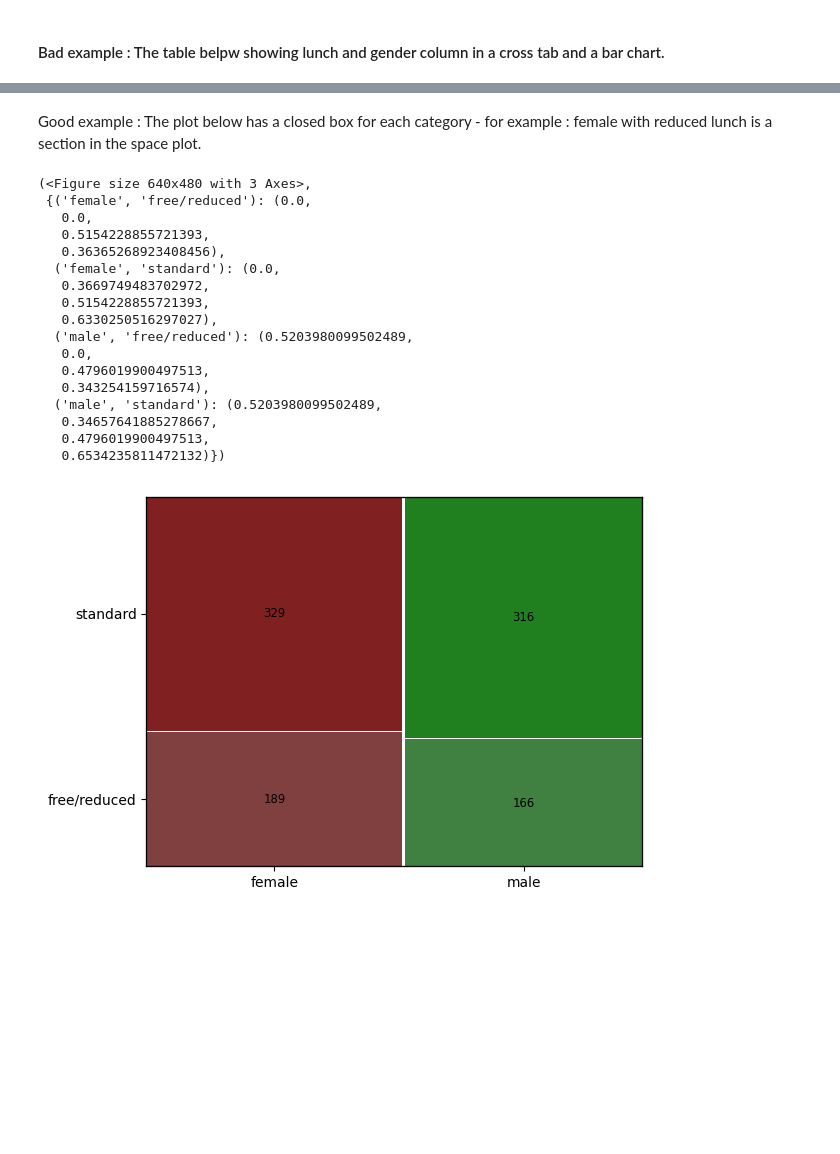
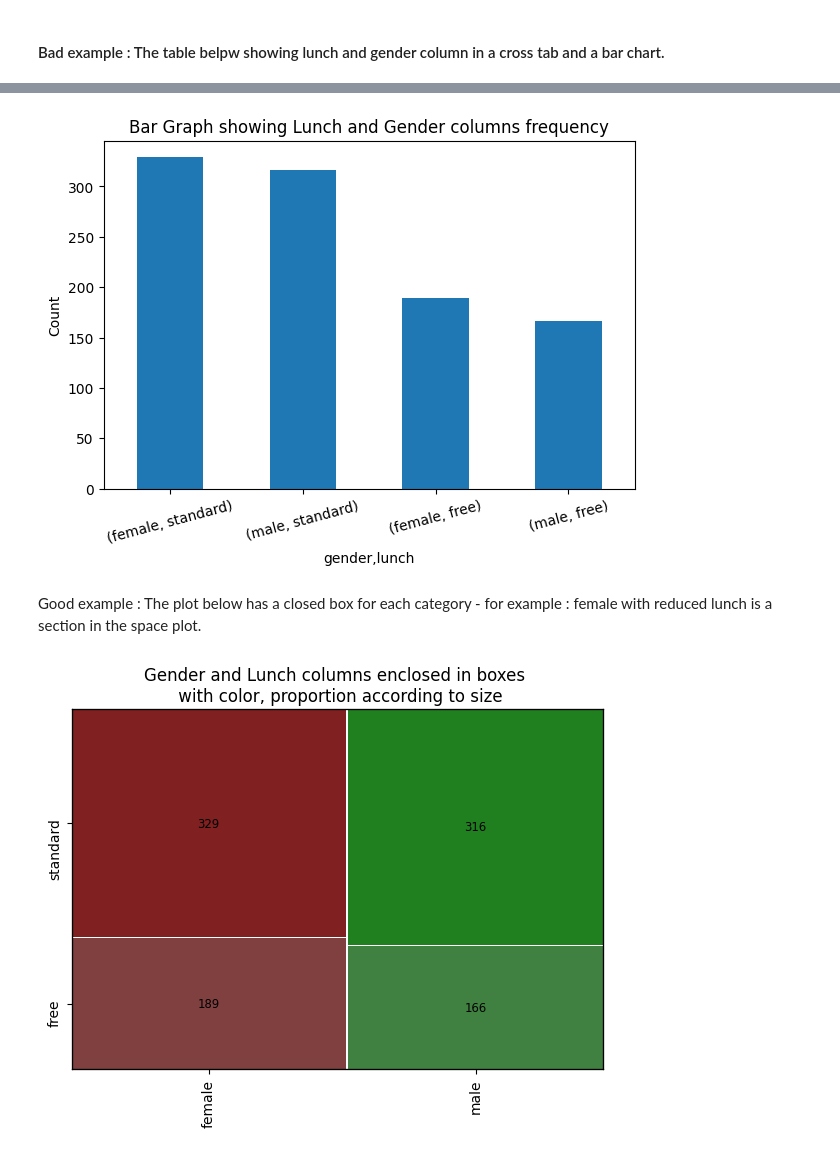
Before and after one commit to predinfer/project-gestalt, a Jupyter notebook: gestalt_2.ipynb, the cells around one changed output, grey strips where cells are left out. Drawn from its saved outputs; the diff is of its cells as text; code cells hidden in the pictures; blank space fills up the shorter version.

```diff
--- a/gestalt_2.ipynb
+++ b/gestalt_2.ipynb
@@ -20,7 +20,7 @@ df_students.race.value_counts()
 df_students['parental level of education'].value_counts()
 
 df_students['lunch'].value_counts()
-
+df_students['lunch']=df_students['lunch'].replace('free/reduced', 'free')
 df_students['test preparation course'].value_counts()
 
 df_students['total']=df_students['math score']+df_students['writing score']+df_students['reading score']
@@ -168,25 +169,29 @@ df_students[['gender','lunch']].value_counts().plot(kind='bar', ylabel='Count')
+# %%
+df_students[['gender','lunch']].value_counts().plot(kind='bar', ylabel='Count')
+plt.xticks(rotation=15)
+plt.subplots_adjust(top=0.925,
+                    bottom=0.20,
+                    left=0.07,
+                    right=0.90,
+                    hspace=0.01,
+                    wspace=0.01)
+plt.title('Bar Graph showing Lunch and Gender columns frequency')
+plt.savefig('Closure_bad_example')
+# %% [output]
+[figure, added]
 # %% [markdown]
 Good example : The plot below has a closed box for each category - for example : female with reduced lunch is a section in the space plot.
 # %%
 from statsmodels.graphics.mosaicplot import mosaic
-labelizer=lambda k:{('male','standard'):316,('female','standard'):329,('male','free/reduced'):166,('female','free/reduced'):189}[k]
-mosaic(df_students,['gender','lunch'],labelizer=labelizer)
+labelizer=lambda k:{('male','standard'):316,('female','standard'):329,('male','free'):166,('female','free'):189}[k]
+mosaic(df_students,['gender','lunch'],labelizer=labelizer, label_rotation=90)
+plt.title('Gender and Lunch columns enclosed in boxes \n with color, proportion according to size')
+plt.subplots_adjust(top=0.900,
+                    bottom=0.15,
+                    left=0.07,
+                    right=0.90,
+                    hspace=0.01,
+                    wspace=0.01)
+plt.savefig('Closure_good_example')
 # %% [output]
-(<Figure size 640x480 with 3 Axes>,
- {('female', 'free/reduced'): (0.0,
-   0.0,
-   0.5154228855721393,
-   0.36365268923408456),
-  ('female', 'standard'): (0.0,
-   0.3669749483702972,
-   0.5154228855721393,
-   0.6330250516297027),
-  ('male', 'free/reduced'): (0.5203980099502489,
-   0.0,
-   0.4796019900497513,
-   0.343254159716574),
-  ('male', 'standard'): (0.5203980099502489,
-   0.34657641885278667,
-   0.4796019900497513,
-   0.6534235811472132)})
-[figure, old version]
+[figure, new version]
```
Also changed, not shown: parts of 11 cells of this notebook, 6 other files.
